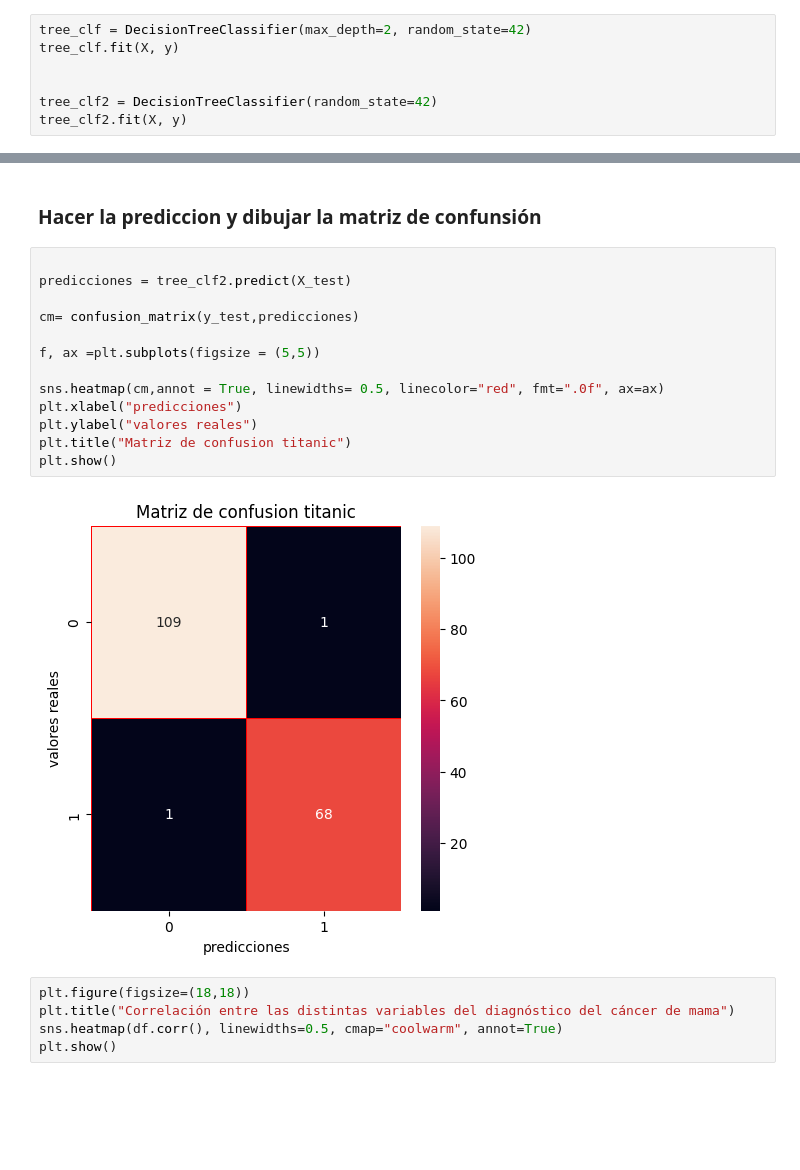
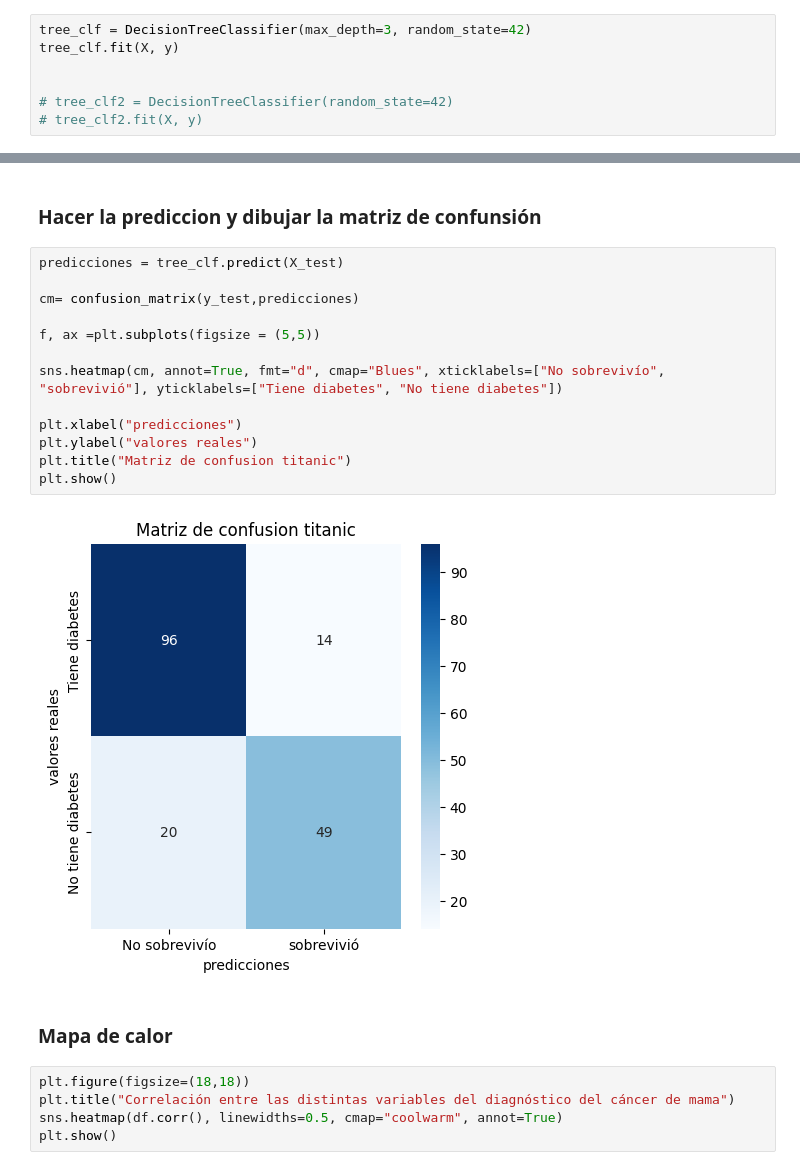
Before and after one commit to RalphNM1/InteligenciaArtificial, a Jupyter notebook: Ejercicios/arbol de decision/arbol_decision_titanic.ipynb, the cells around one changed output, grey strips where cells are left out. Cells and saved outputs as stored; diff of their text form; blank space fills up the shorter version.

```diff
--- a/Ejercicios/arbol de decision/arbol_decision_titanic.ipynb
+++ b/Ejercicios/arbol de decision/arbol_decision_titanic.ipynb
@@ -88,10 +75,10 @@ X_train, X_test, y_train, y_test = train_test_split(X, y, test_size=0.2, random_
 # %% [markdown]
 ### Entrenamiento del modelo
 # %%
-tree_clf = DecisionTreeClassifier(max_depth=2, random_state=42)
+tree_clf = DecisionTreeClassifier(max_depth=3, random_state=42)
 tree_clf.fit(X, y)
 
 
-tree_clf2 = DecisionTreeClassifier(random_state=42)
-tree_clf2.fit(X, y)
+# tree_clf2 = DecisionTreeClassifier(random_state=42)
+# tree_clf2.fit(X, y)
 # %% [output]
@@ -122,20 +105,22 @@ export_graphviz(tree_clf,
 # %% [markdown]
 ### Hacer la prediccion y dibujar la matriz de confunsión
 # %%
-
-predicciones = tree_clf2.predict(X_test)
+predicciones = tree_clf.predict(X_test)
 
 cm= confusion_matrix(y_test,predicciones)
 
 f, ax =plt.subplots(figsize = (5,5))
 
-sns.heatmap(cm,annot = True, linewidths= 0.5, linecolor="red", fmt=".0f", ax=ax)
+sns.heatmap(cm, annot=True, fmt="d", cmap="Blues", xticklabels=["No sobrevivío", "sobrevivió"], yticklabels=["Tiene diabetes", "No tiene diabetes"])
+
 plt.xlabel("predicciones")
 plt.ylabel("valores reales")
 plt.title("Matriz de confusion titanic")
 plt.show()
 # %% [output]
-[figure, old version]
+[figure, new version]
+# %% [markdown]
+### Mapa de calor
 # %%
 plt.figure(figsize=(18,18))
 plt.title("Correlación entre las distintas variables del diagnóstico del cáncer de mama")
```
Also changed, not shown: parts of 17 cells of this notebook, 3 other files.
